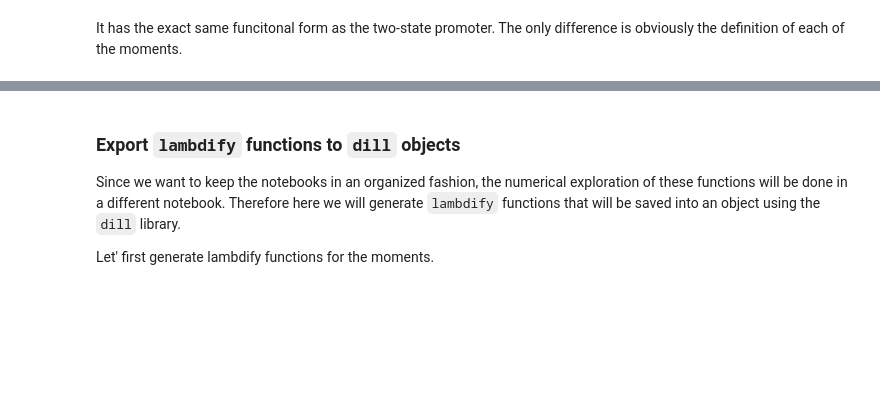
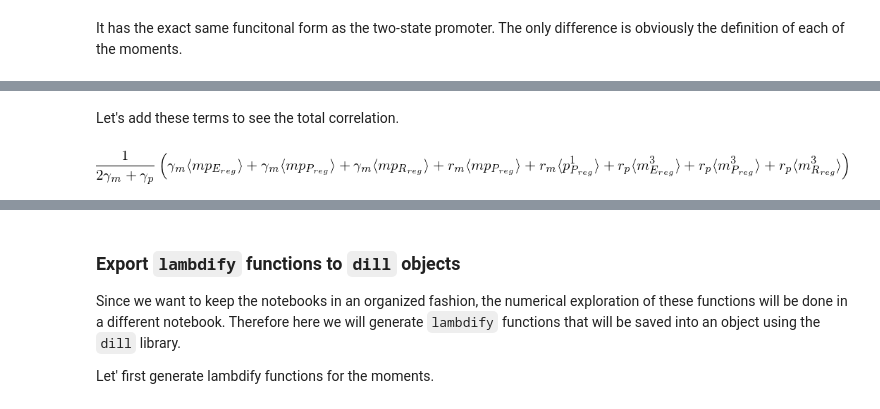
Before and after one commit to RPGroup-PBoC/chann_cap, a Jupyter notebook: src/theory/chemical_master_moments_protein.ipynb, the cells around one changed output, grey strips where cells are left out. Saved outputs shown, nothing was run; the diff lists cells and outputs as text; code cells hidden in the pictures; blank space fills up the shorter version.

```diff
--- a/src/theory/chemical_master_moments_protein.ipynb
+++ b/src/theory/chemical_master_moments_protein.ipynb
@@ -1002,0 +1000,17 @@ It has the exact same funcitonal form as the two-state promoter. The only differ
+# %%
+# Solve linear system for the three moments
+m2p_sol_reg = sympy.solve_linear_system(m2p_aug_reg, *m2p_reg)
+# %% [markdown]
+Let's add these terms to see the total correlation.
+# %%
+# Sum the terms of the m2pelation
+corr_m2p_reg = sum(m2p_sol_reg.values()).simplify()
+# Substitutte relevant solutions
+corr_m2p_reg_s = corr_m2p_reg.subs(corr_sol_reg).\
+              subs(first_sol_reg_p).subs(second_sol_reg_m).\
+              subs(first_sol_reg_m).subs(zero_sol_reg)
+
+# Display solution without substitutions
+corr_m2p_reg
+# %% [output]
+[figure, added]
```
Also changed, not shown: parts of 42 cells of this notebook.
